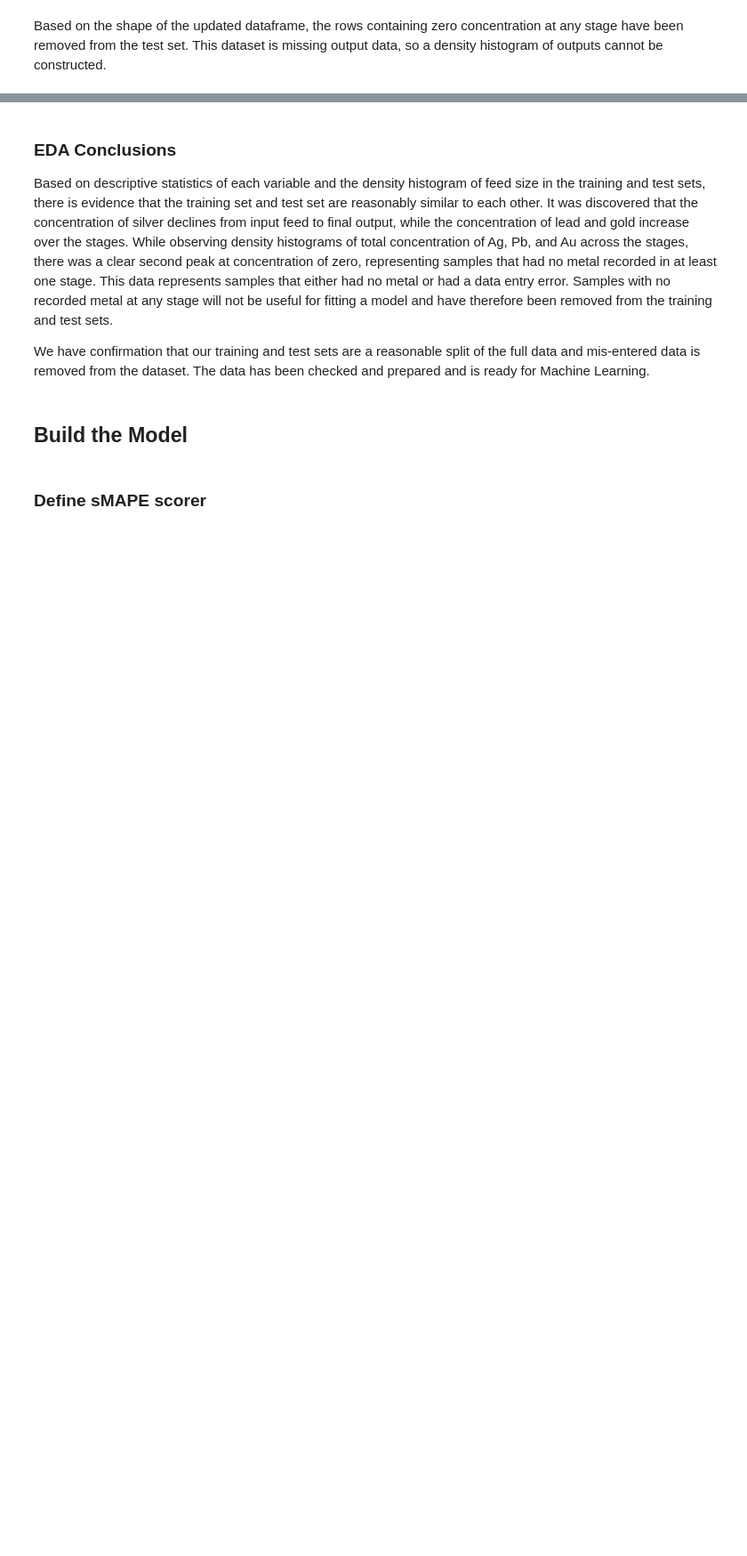
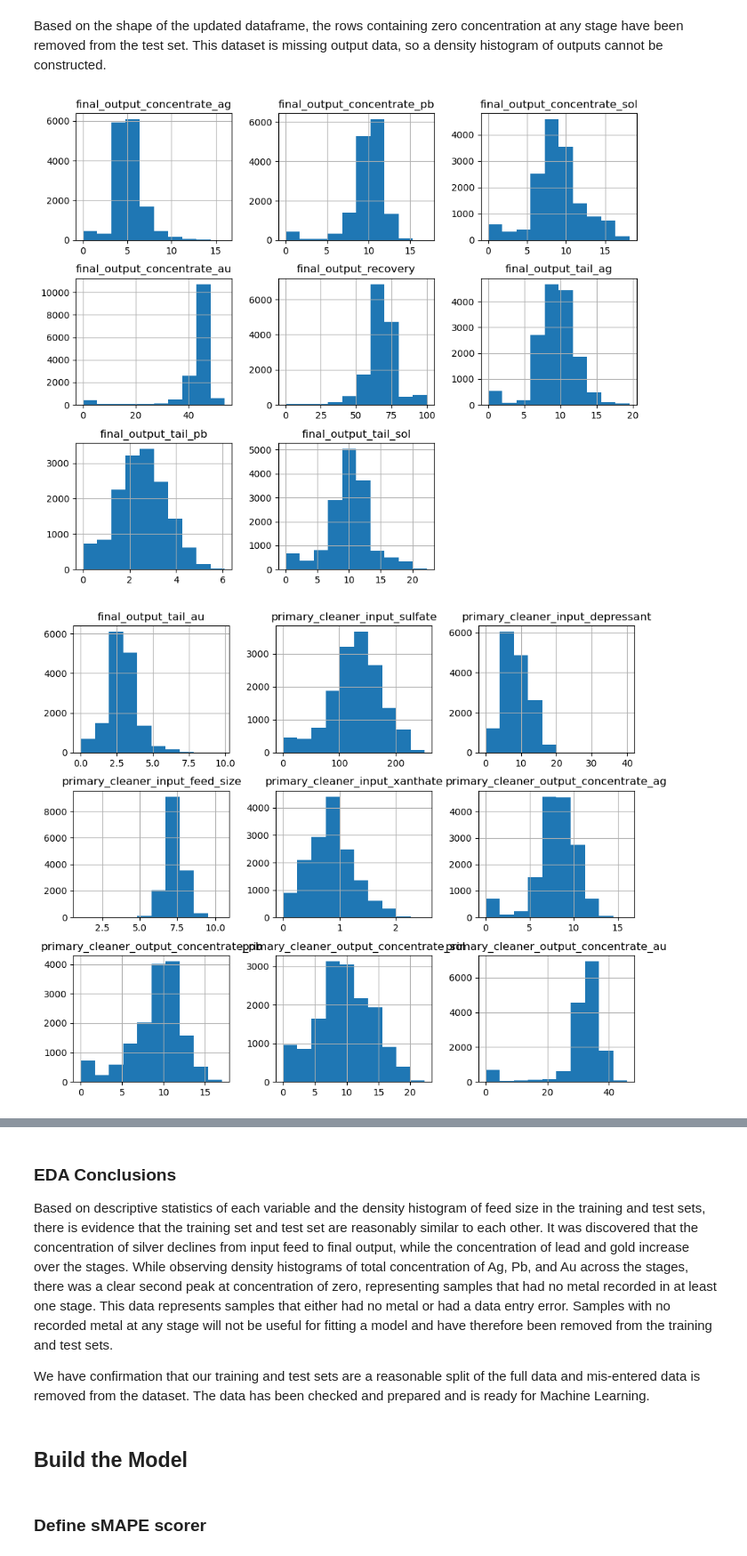
Before and after one commit to kellyshreeve/gold-recovery, a Jupyter notebook: gold-recovery-analysis.ipynb, the cells around one changed output, grey strips where cells are left out. Shown at 89% size. Drawn from its saved outputs; the diff is of its cells as text; code cells hidden in the pictures; blank space fills up the shorter version.

```diff
--- a/gold-recovery-analysis.ipynb
+++ b/gold-recovery-analysis.ipynb
@@ -553,2 +570,11 @@ Shape test, zero concentrations removed: (5292, 54)
 # %% [markdown]
 Based on the shape of the updated dataframe, the rows containing zero concentration at any stage have been removed from the test set. This dataset is missing output data, so a density histogram of outputs cannot be constructed.
+# %%
+# Plot histograms for each variable in the full dataset
+for i in range(0, len(gold_train.columns), 9):
+    gold_train.iloc[:, i:i+9].hist(figsize=(11, 9))
+    plt.tight_layout
+    plt.show()
+# %% [output]
+[figure, added]
+[figure, added]
```
Also changed, not shown: parts of 23 cells of this notebook.
